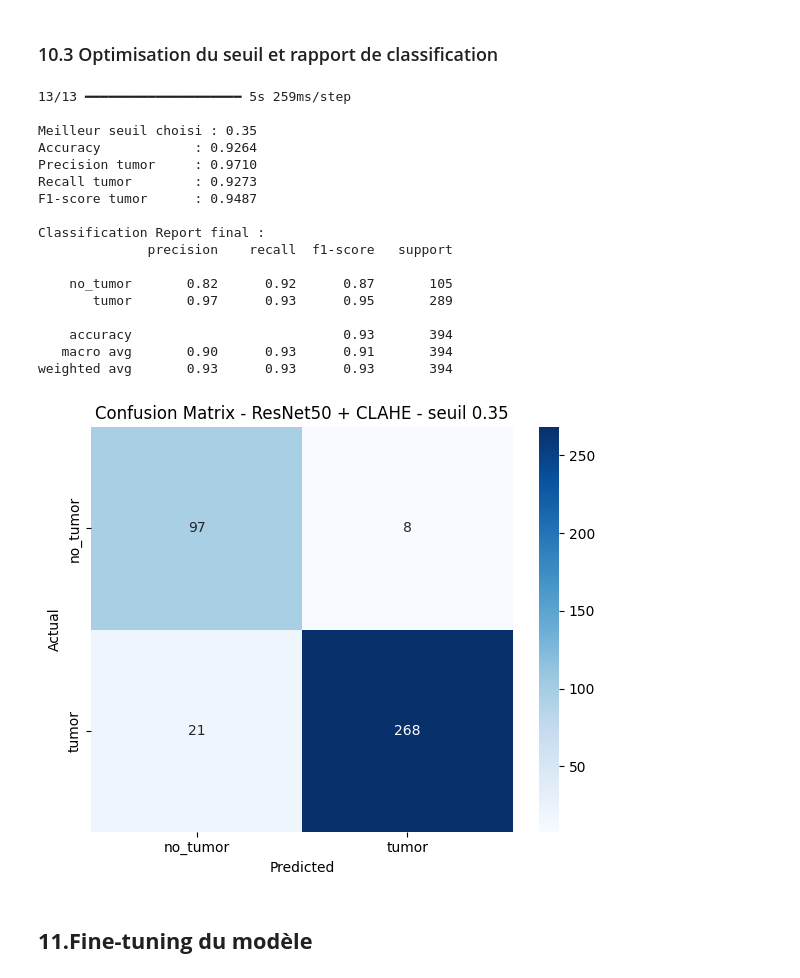
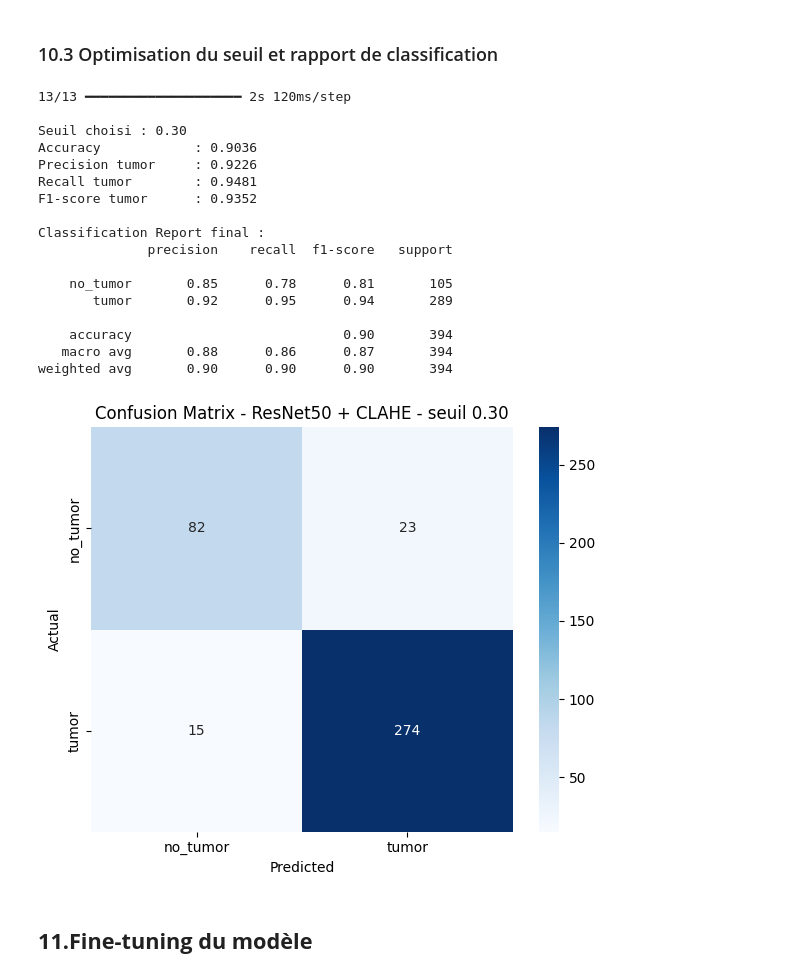
Before and after one commit to carolembomegni/Projet_SD_Detection_Tumeurs, a Jupyter notebook: Projet_final_RestNet50.ipynb, the cells around one changed output. Drawn from its saved outputs; the diff is of its cells as text; code cells hidden in the pictures.

Commit message:
Model final avec seuil de 0.3

```diff
--- a/Projet_final_RestNet50.ipynb
+++ b/Projet_final_RestNet50.ipynb
@@ -755,77 +785,67 @@ y_prob = model.predict(test_ds).ravel()
 
 class_names = ["no_tumor", "tumor"]
 
-# Recherche fine du seuil
-thresholds = np.arange(0.10, 0.51, 0.01)
-results = []
+# Seuil fixe = 0.30
 
-for threshold in thresholds:
-    y_pred = (y_prob > threshold).astype(int)
+threshold = 0.30
+y_pred = (y_prob >= threshold).astype(int)
 
-    precision = precision_score(y_true, y_pred, pos_label=1)
-    recall = recall_score(y_true, y_pred, pos_label=1)
-    f1 = f1_score(y_true, y_pred, pos_label=1)
-    acc_score = accuracy_score(y_true, y_pred)
+# Métriques
 
-    results.append({
-        "threshold": threshold,
-        "accuracy": acc_score,
-        "precision_tumor": precision,
-        "recall_tumor": recall,
-        "f1_tumor": f1
-    })
+precision = precision_score(y_true, y_pred, pos_label=1)
+recall = recall_score(y_true, y_pred, pos_label=1)
+f1 = f1_score(y_true, y_pred, pos_label=1)
+acc_score = accuracy_score(y_true, y_pred)
 
-# Meilleur seuil selon le F1-score de la classe tumor
-best_result = max(results, key=lambda x: x["f1_tumor"])
-best_threshold = best_result["threshold"]
+print(f"\nSeuil choisi : {threshold:.2f}")
+print(f"Accuracy            : {acc_score:.4f}")
+print(f"Precision tumor     : {precision:.4f}")
+print(f"Recall tumor        : {recall:.4f}")
+print(f"F1-score tumor      : {f1:.4f}")
 
-print(f"\nMeilleur seuil choisi : {best_threshold:.2f}")
-print(f"Accuracy            : {best_result['accuracy']:.4f}")
-print(f"Precision tumor     : {best_result['precision_tumor']:.4f}")
-print(f"Recall tumor        : {best_result['recall_tumor']:.4f}")
-print(f"F1-score tumor      : {best_result['f1_tumor']:.4f}")
-
-# Prédictions finales avec le meilleur seuil
-y_pred_best = (y_prob > best_threshold).astype(int)
+# Classification report
 
 print("\nClassification Report final :")
-print(classification_report(y_true, y_pred_best, target_names=class_names))
+print(classification_report(y_true, y_pred, target_names=class_names))
 
-cm = confusion_matrix(y_true, y_pred_best)
+# Matrice de confusion
+
+cm = confusion_matrix(y_true, y_pred)
 
 plt.figure(figsize=(6, 5))
 sns.heatmap(
     cm,
     annot=True,
     fmt="d",
     cmap="Blues",
     xticklabels=class_names,
     yticklabels=class_names
 )
+
 plt.xlabel("Predicted")
 plt.ylabel("Actual")
-plt.title(f"Confusion Matrix - ResNet50 + CLAHE - seuil {best_threshold:.2f}")
+plt.title(f"Confusion Matrix - ResNet50 + CLAHE - seuil {threshold:.2f}")
 plt.tight_layout()
 plt.show()
 # %% [output]
-13/13 ━━━━━━━━━━━━━━━━━━━━ 5s 259ms/step
+13/13 ━━━━━━━━━━━━━━━━━━━━ 2s 120ms/step
 
-Meilleur seuil choisi : 0.35
-Accuracy            : 0.9264
-Precision tumor     : 0.9710
-Recall tumor        : 0.9273
-F1-score tumor      : 0.9487
+Seuil choisi : 0.30
+Accuracy            : 0.9036
+Precision tumor     : 0.9226
+Recall tumor        : 0.9481
+F1-score tumor      : 0.9352
 
 Classification Report final :
               precision    recall  f1-score   support
 
-    no_tumor       0.82      0.92      0.87       105
-       tumor       0.97      0.93      0.95       289
+    no_tumor       0.85      0.78      0.81       105
+       tumor       0.92      0.95      0.94       289
 
-    accuracy                           0.93       394
-   macro avg       0.90      0.93      0.91       394
-weighted avg       0.93      0.93      0.93       394
+    accuracy                           0.90       394
+   macro avg       0.88      0.86      0.87       394
+weighted avg       0.90      0.90      0.90       394
-[figure, old version]
+[figure, new version]
 # %% [markdown]
 ## **11.Fine-tuning du modèle**
 # %% [markdown]
```
Also changed, not shown: parts of 21 cells of this notebook.
